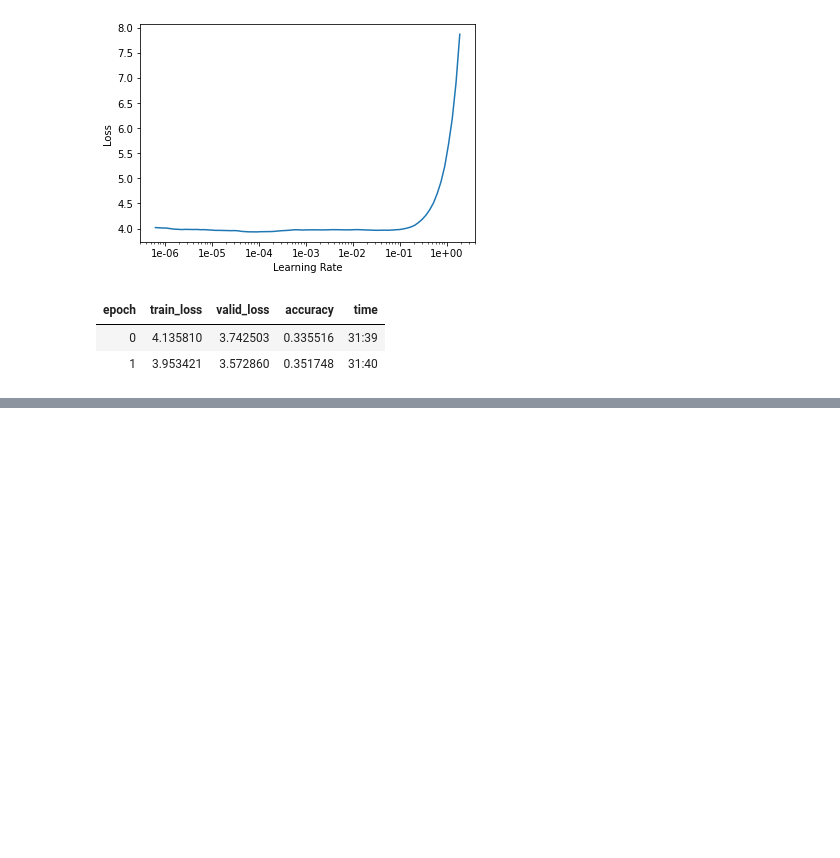
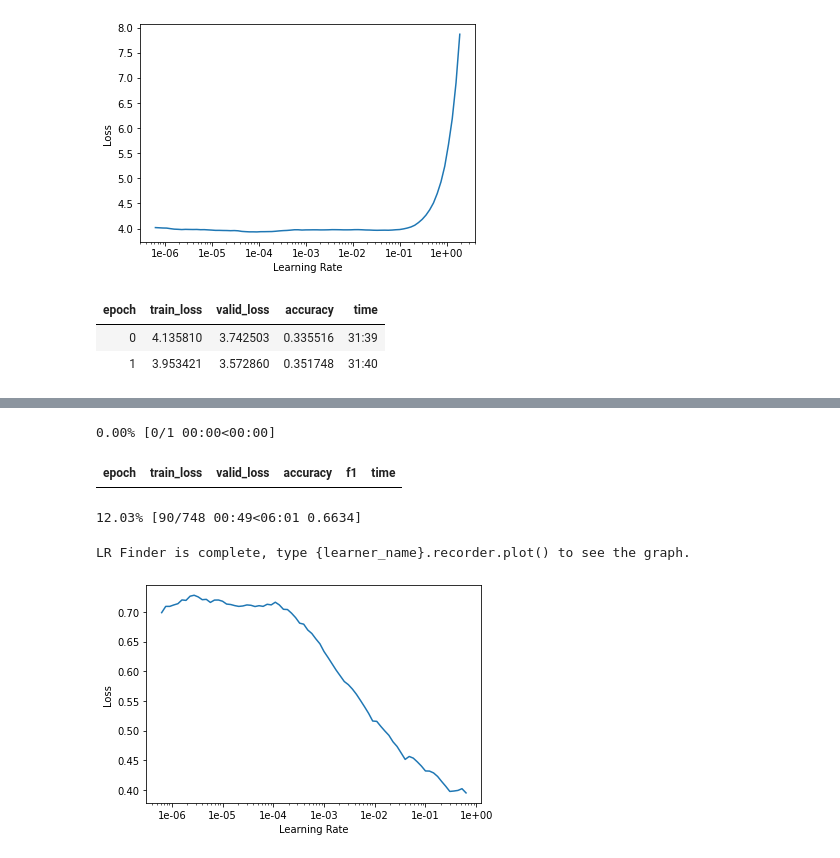
Before and after one commit to deep1401/TSEC_Fake_news, a Jupyter notebook: Fake_news.ipynb, the cells around one changed output, grey strips where cells are left out. Saved outputs shown, nothing was run; the diff lists cells and outputs as text; code cells hidden in the pictures; blank space fills up the shorter version.

```diff
--- a/Fake_news.ipynb
+++ b/Fake_news.ipynb
@@ -173,0 +238,5 @@ learn_lm_news.save_encoder('/content/drive/My Drive/Fake News/news_finetuned_enc
+# %%
+data_news_clas = (TextList.from_df(df_final_shuffled,path,vocab=data_lm_news.vocab,cols='text')
+                  .split_by_rand_pct(0.2,seed=42)
+                  .label_from_df('news_type')
+                  .databunch(bs=bs, num_workers=1))
@@ -173,0 +246,13 @@ learn_lm_news.save_encoder('/content/drive/My Drive/Fake News/news_finetuned_enc
+# %%
+learn_news_cl = text_classifier_learner(data_news_clas, AWD_LSTM,metrics=[accuracy,f1])
+learn_news_cl.load_encoder('/content/drive/My Drive/Fake News/news_finetuned_enc')
+learn_news_cl.freeze()
+# %%
+learn_news_cl.lr_find()
+learn_news_cl.recorder.plot()
+# %% [output]
+0.00% [0/1 00:00<00:00]
+| epoch | train_loss | valid_loss | accuracy | f1 | time |
+12.03% [90/748 00:49<06:01 0.6634]
+LR Finder is complete, type {learner_name}.recorder.plot() to see the graph.
+[figure, added]
```
Also changed, not shown: parts of 22 cells of this notebook.
